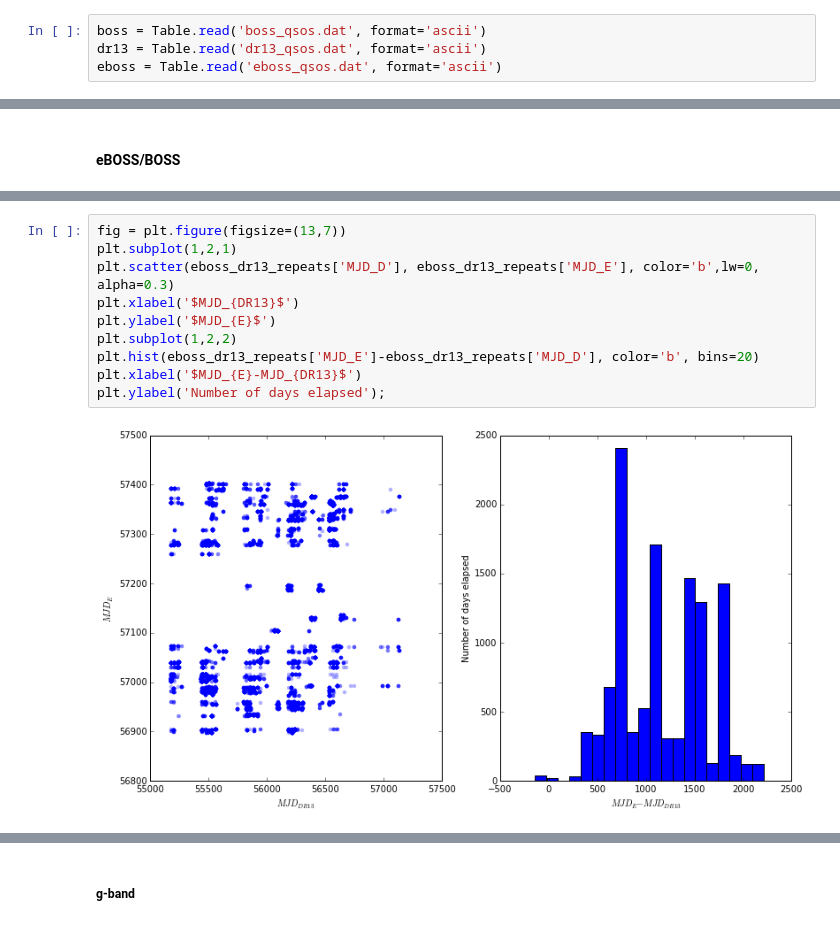
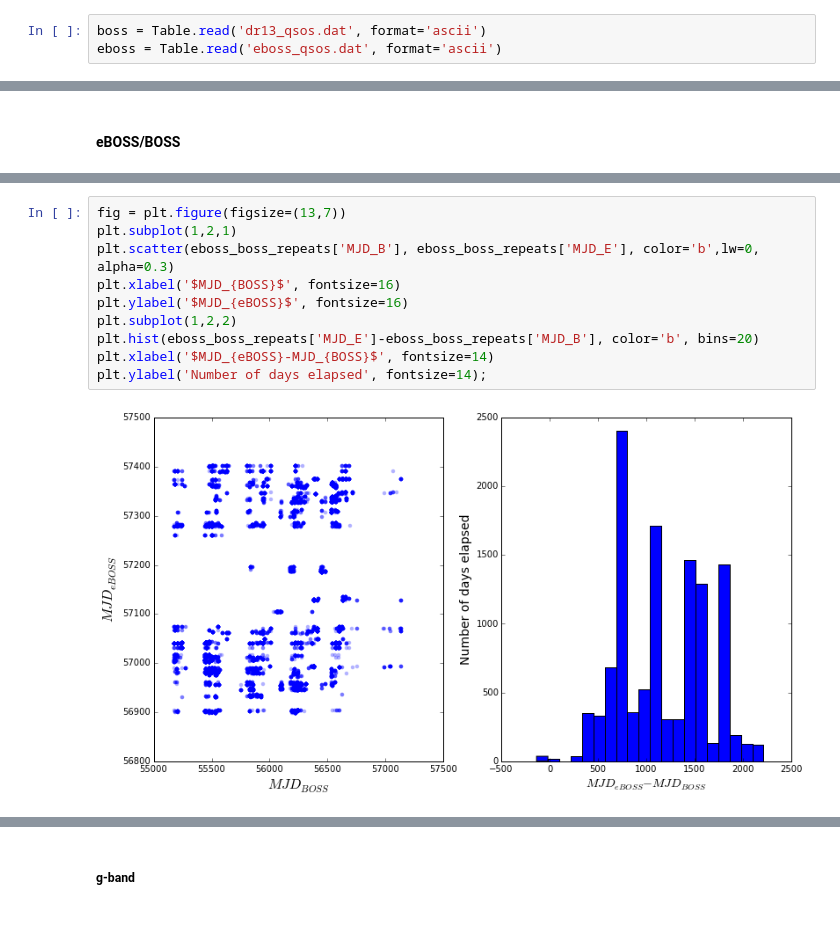
Before and after one commit to belaa/eboss-lya-qa, a Jupyter notebook: eboss_boss_repeat_qsos.ipynb, the cells around one changed output, grey strips where cells are left out. Drawn from its saved outputs; the diff is of its cells as text.

```diff
--- a/eboss_boss_repeat_qsos.ipynb
+++ b/eboss_boss_repeat_qsos.ipynb
@@ -28,6 +23,5 @@ from astropy.table import Table, join, hstack, unique
 
 ``bossquery --full --what 'PLATE,MJD,FIBER,THING_ID,RUN,RERUN,CAMCOL,FIELD,ID,PLUG_RA,PLUG_DEC,SPECTROFLUX_1,SPECTROFLUX_2,SPECTROFLUX_3' --where 'CLASS="QSO" and ZWARNING=0 and Z_ERR>0 and RUN>0 and EBOSS_TARGET1&4096>0' --max-rows 100000 --save eboss_qsos.dat``
 # %%
-boss = Table.read('boss_qsos.dat', format='ascii')
-dr13 = Table.read('dr13_qsos.dat', format='ascii')
+boss = Table.read('dr13_qsos.dat', format='ascii')
 eboss = Table.read('eboss_qsos.dat', format='ascii')
@@ -83,14 +51,14 @@ plt.legend(loc='upper left');
 # %%
 fig = plt.figure(figsize=(13,7))
 plt.subplot(1,2,1)
-plt.scatter(eboss_dr13_repeats['MJD_D'], eboss_dr13_repeats['MJD_E'], color='b',lw=0, alpha=0.3)
-plt.xlabel('$MJD_{DR13}$')
-plt.ylabel('$MJD_{E}$')
+plt.scatter(eboss_boss_repeats['MJD_B'], eboss_boss_repeats['MJD_E'], color='b',lw=0, alpha=0.3)
+plt.xlabel('$MJD_{BOSS}$', fontsize=16)
+plt.ylabel('$MJD_{eBOSS}$', fontsize=16)
 plt.subplot(1,2,2)
-plt.hist(eboss_dr13_repeats['MJD_E']-eboss_dr13_repeats['MJD_D'], color='b', bins=20)
-plt.xlabel('$MJD_{E}-MJD_{DR13}$')
-plt.ylabel('Number of days elapsed');
+plt.hist(eboss_boss_repeats['MJD_E']-eboss_boss_repeats['MJD_B'], color='b', bins=20)
+plt.xlabel('$MJD_{eBOSS}-MJD_{BOSS}$', fontsize=14)
+plt.ylabel('Number of days elapsed', fontsize=14);
 # %% [output]
-[figure, old version]
+[figure, new version]
 # %%
 def plot_statistics(x, y, num_bins):
```
Also changed, not shown: parts of 17 cells of this notebook, 1 other file.
